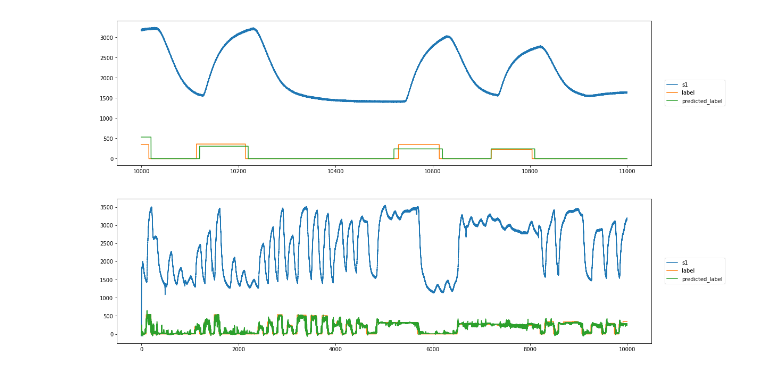
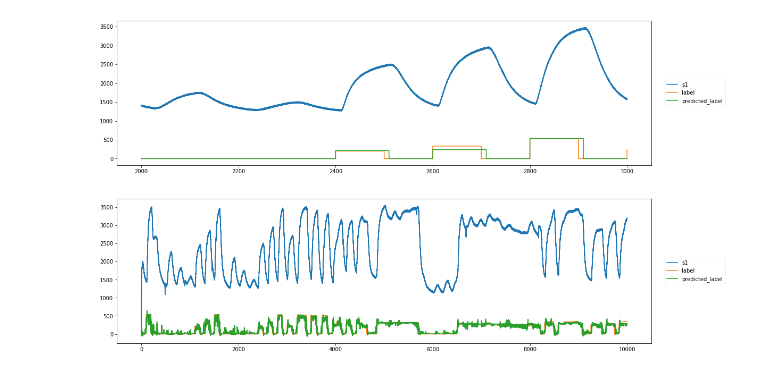
Before and after one commit to SunnyBaik/DS_Project_2, a Jupyter notebook: Code/visualization.ipynb, the cells around one changed output. Cells and saved outputs as stored; diff of their text form; code cells hidden in the pictures.

```diff
--- a/Code/visualization.ipynb
+++ b/Code/visualization.ipynb
@@ -27,9 +31,9 @@ def plot_time(df, time=(0, 100), columns='all'):
 # %%
 # plot_time(train, time=(100, 500))
 predicted_train['time'] = predicted_train.index/100
-plot_time(predicted_train, time=(10000, 11000), columns=['s1', 'label', 'predicted_label'])
+plot_time(predicted_train, time=(2000, 3000), columns=['s1', 'label', 'predicted_label'])
 # %% [output]
-[figure, old version]
+[figure, new version]
 # %%
 model_predicted_train['time'] = model_predicted_train.index/100
 plot_time(model_predicted_train, time=(0, 10000), columns=['s1', 'label', 'predicted_label'])
```
Also changed, not shown: parts of 8 cells of this notebook, 1 other file.
